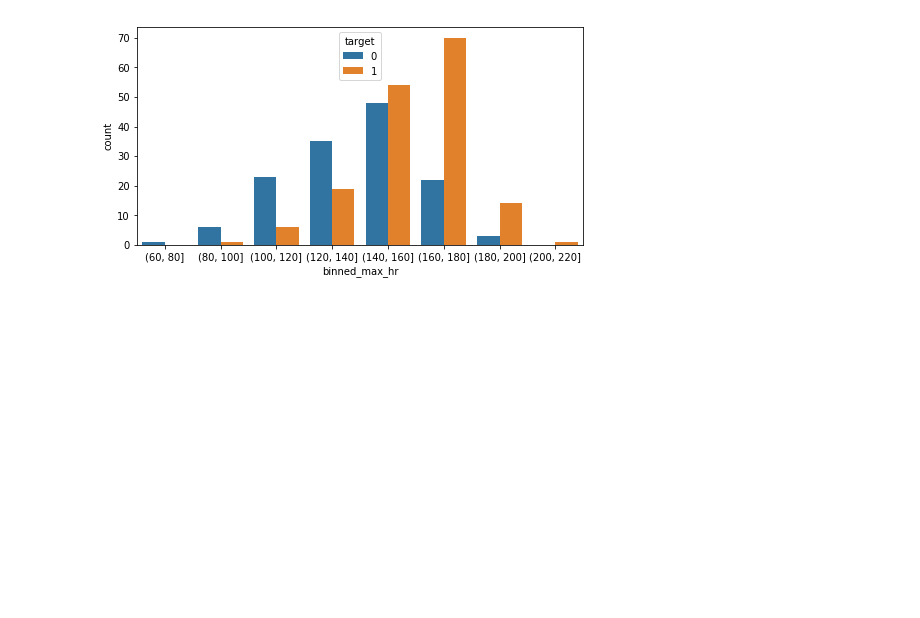
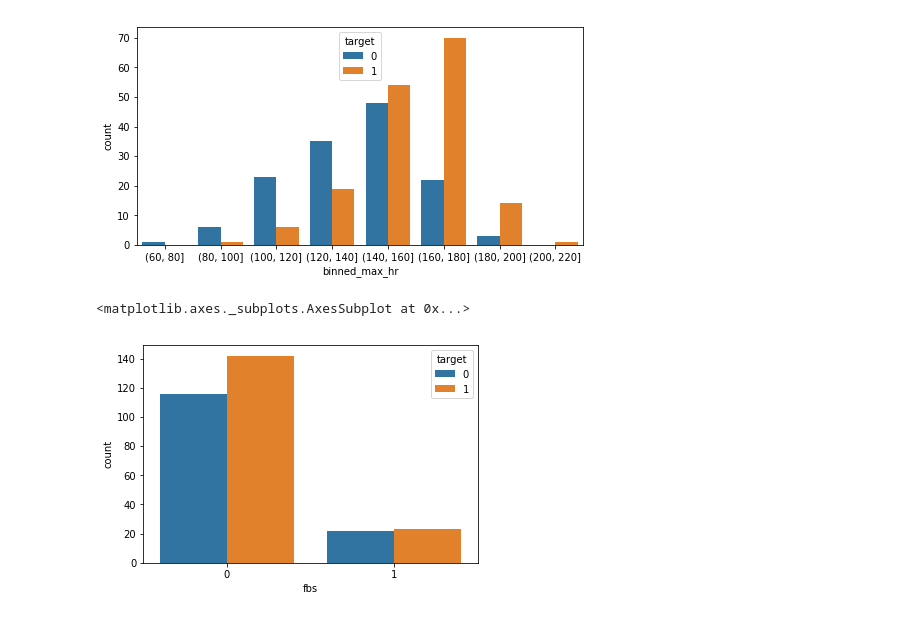
Before and after one commit to almabl/Homework, a Jupyter notebook: heart_HW.ipynb, the cells around one changed output. Saved outputs shown, nothing was run; the diff lists cells and outputs as text; code cells hidden in the pictures; blank space fills up the shorter version.

```diff
--- a/heart_HW.ipynb
+++ b/heart_HW.ipynb
@@ -172,0 +185,7 @@ sns.countplot(x = 'binned_max_hr', data = df, hue = 'target')
+# %%
+#Fasting blood sugar > 120 mg/dl and heart disease
+
+sns.countplot(x = 'fbs', data = df, hue = 'target')
+# %% [output]
+<matplotlib.axes._subplots.AxesSubplot at 0x...>
+[figure, added]
```
Also changed, not shown: parts of 23 cells of this notebook.
